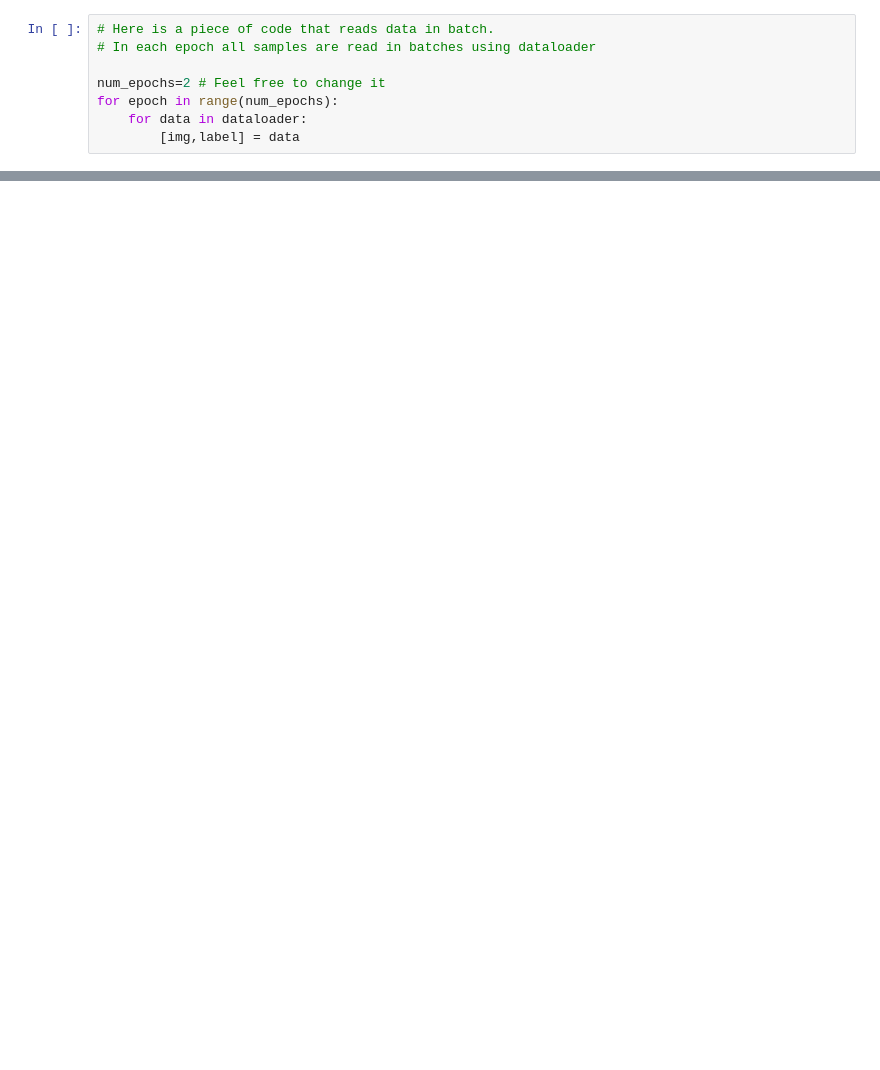
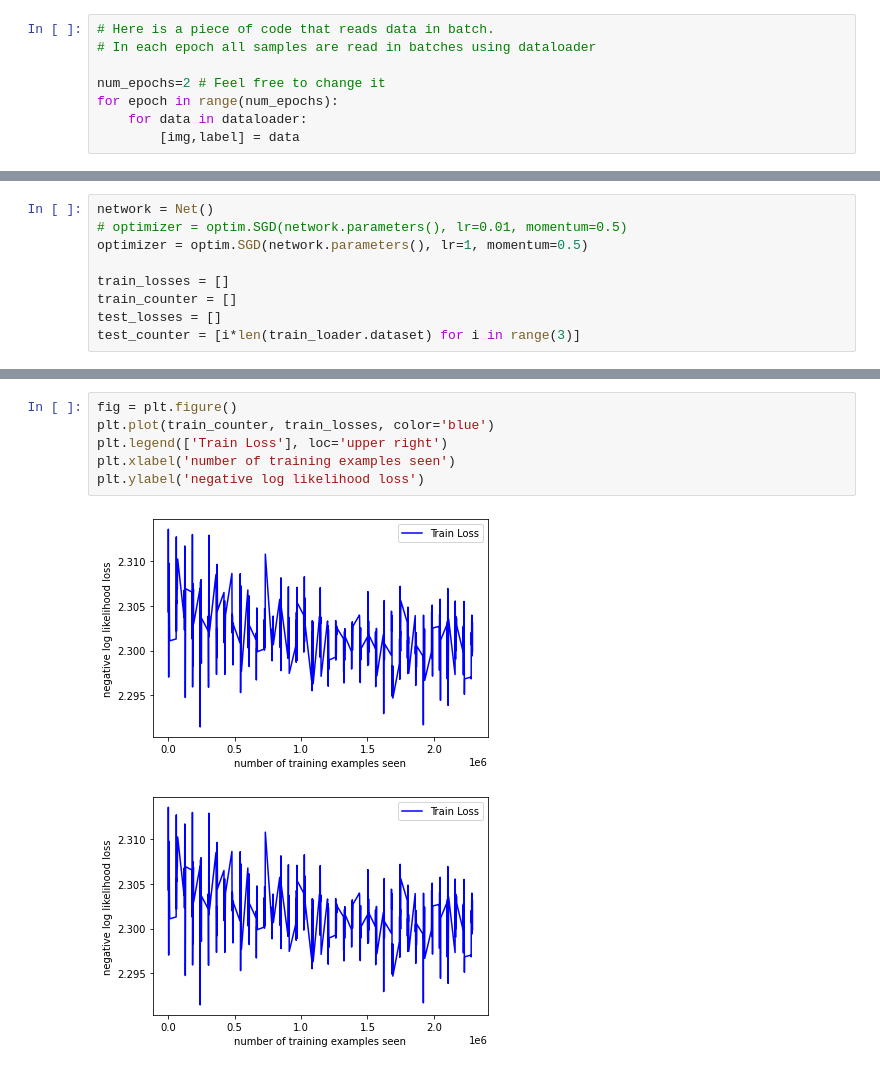
Before and after one commit to jwang44/upgraded-octo-chainsaw, a Jupyter notebook: Load_data.ipynb, the cells around one changed output, grey strips where cells are left out. Saved outputs shown, nothing was run; the diff lists cells and outputs as text; blank space fills up the shorter version.

```diff
--- a/Load_data.ipynb
+++ b/Load_data.ipynb
@@ -130,0 +200,9 @@ for epoch in range(num_epochs):
+# %%
+network = Net()
+# optimizer = optim.SGD(network.parameters(), lr=0.01, momentum=0.5)
+optimizer = optim.SGD(network.parameters(), lr=1, momentum=0.5)
+
+train_losses = []
+train_counter = []
+test_losses = []
+test_counter = [i*len(train_loader.dataset) for i in range(3)]
@@ -130,0 +280,9 @@ for epoch in range(num_epochs):
+# %%
+fig = plt.figure()
+plt.plot(train_counter, train_losses, color='blue')
+plt.legend(['Train Loss'], loc='upper right')
+plt.xlabel('number of training examples seen')
+plt.ylabel('negative log likelihood loss')
+# %% [output]
+[figure, added]
+[figure, added]
```
Also changed, not shown: parts of 15 cells of this notebook.
